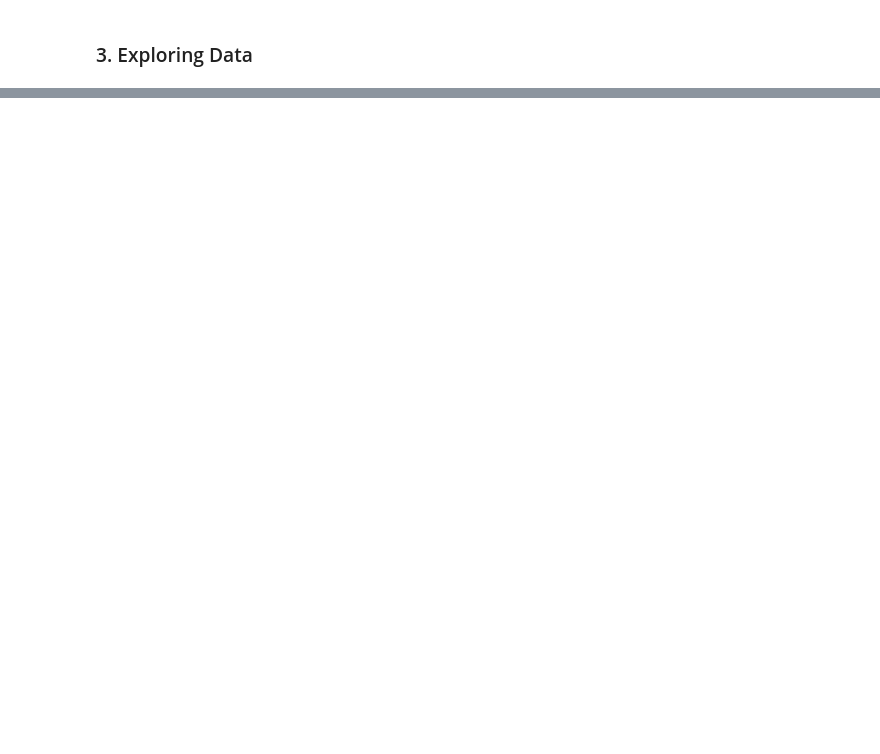
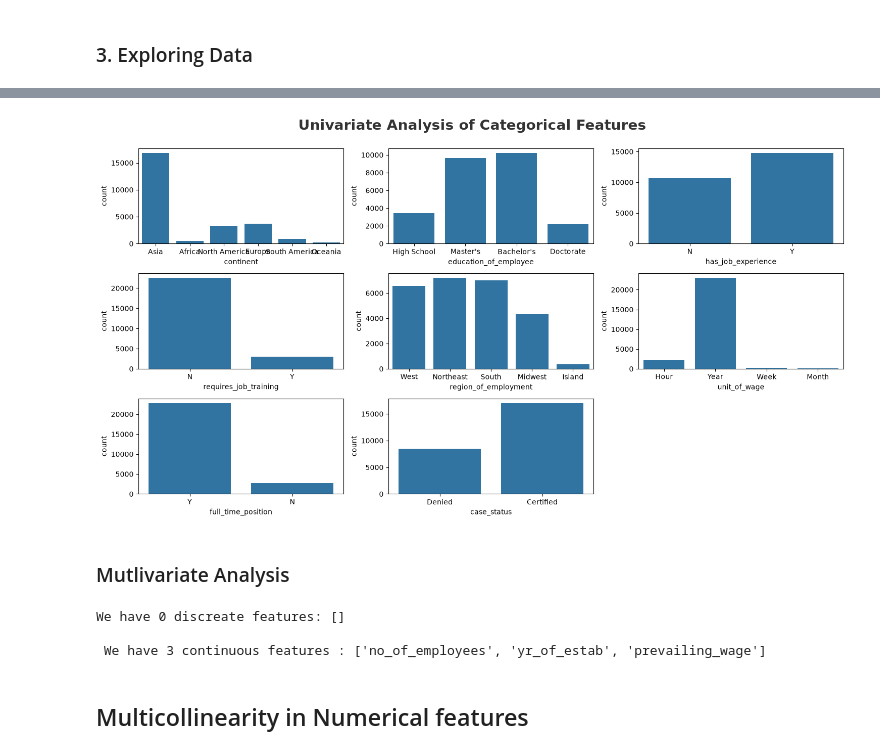
Before and after one commit to abhi161188/GlobalMobilityApplicationAnalyser, a Jupyter notebook: notebooks/EDA_visa.ipynb, the cells around one changed output, grey strips where cells are left out. Cells and saved outputs as stored; diff of their text form; code cells hidden in the pictures; blank space fills up the shorter version.

```diff
--- a/notebooks/EDA_visa.ipynb
+++ b/notebooks/EDA_visa.ipynb
@@ -79,7 +99,7 @@ memory usage: 2.3 MB
 # %%
 # Define numerical & categorial columns
 numeric_features = [feature for feature in df.columns if df[feature].dtype != 'O']
-categorical_features = [feature for feature in df.columns if df[feature] == 'O']
+categorical_features = [feature for feature in df.columns if df[feature].dtype == 'O']
 
 # Print columns
 print("We have {} numerical features : {}".format(len(numeric_features), numeric_features))
@@ -88,0 +151,30 @@ We have 12 numerical features : ['case_id', 'continent', 'education_of_employee'
+# %%
+# Categorical columns
+categorical_features.remove('case_id')
+plt.figure(figsize=(15, 8))
+plt.suptitle("Univariate Analysis of Categorical Features", fontsize=20, fontweight = 'bold', alpha=0.8, y = 1.)
+
+for i in range(0, len(categorical_features)):
+    plt.subplot(3, 3, i+1)
+    sns.countplot(x = df[categorical_features[i]])
+    plt.xlabel(categorical_features[i])
+    plt.tight_layout()
+
+# save plot
+# plt.savefi('./images/Univariate_Num.png')
+# %% [output]
+[figure, added]
+# %% [markdown]
+### Mutlivariate Analysis
+# %%
+discreate_features = [feature for feature in numeric_features if len(df[feature].unique()) <= 25]
+continuous_features = [feature for feature in numeric_features if len(df[feature]) > 25]
+
+print('We have {} discreate features: {}'.format(len(discreate_features), discreate_features))
+print('\n We have {} continuous features : {}'.format(len(continuous_features), continuous_features))
+# %% [output]
+We have 0 discreate features: []
+
+ We have 3 continuous features : ['no_of_employees', 'yr_of_estab', 'prevailing_wage']
+# %% [markdown]
+## Multicollinearity in Numerical features
```
Also changed, not shown: parts of 42 cells of this notebook, 8 other files.
